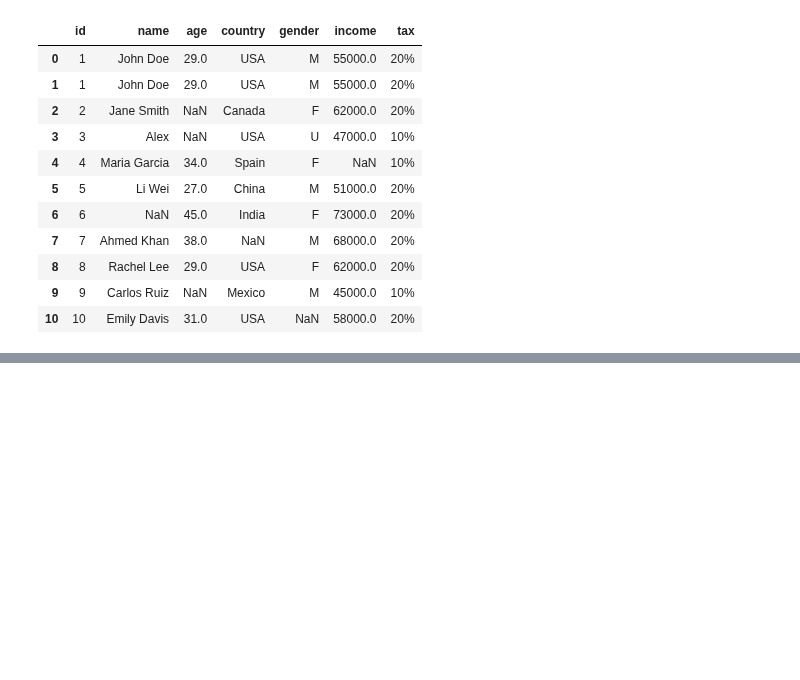
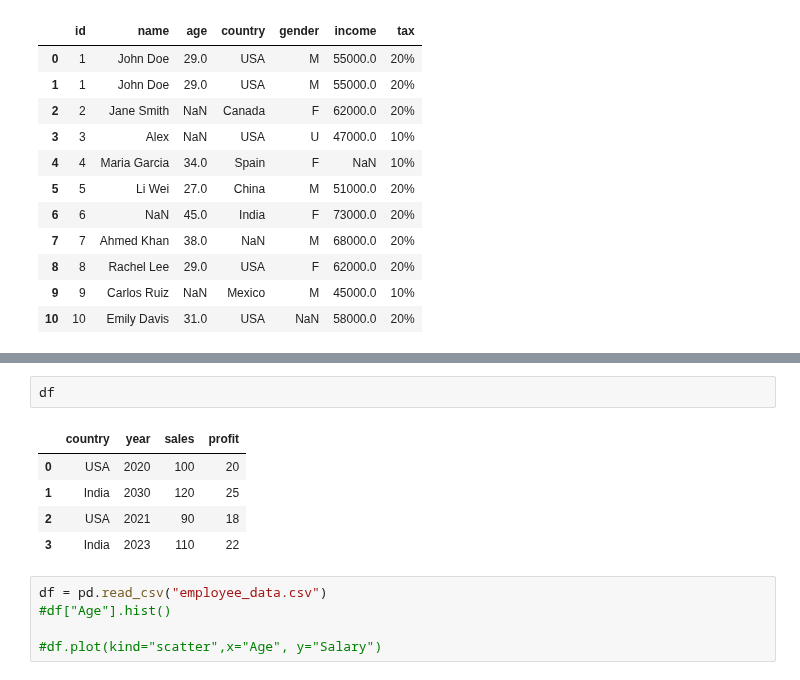
Before and after one commit to rutujakhade23/AI-ML-Practice, a Jupyter notebook: Pandas.ipynb, the cells around one changed output, grey strips where cells are left out. Saved outputs shown, nothing was run; the diff lists cells and outputs as text; blank space fills up the shorter version.

```diff
--- a/Pandas.ipynb
+++ b/Pandas.ipynb
@@ -395,0 +503,13 @@ df2
+# %%
+df
+# %% [output]
+|  | country | year | sales | profit |
+| 0 | USA | 2020 | 100 | 20 |
+| 1 | India | 2030 | 120 | 25 |
+| 2 | USA | 2021 | 90 | 18 |
+| 3 | India | 2023 | 110 | 22 |
+# %%
+df = pd.read_csv("employee_data.csv")
+#df["Age"].hist()
+
+#df.plot(kind="scatter",x="Age", y="Salary")
```
Also changed, not shown: parts of 11 cells of this notebook, 1 other file.
